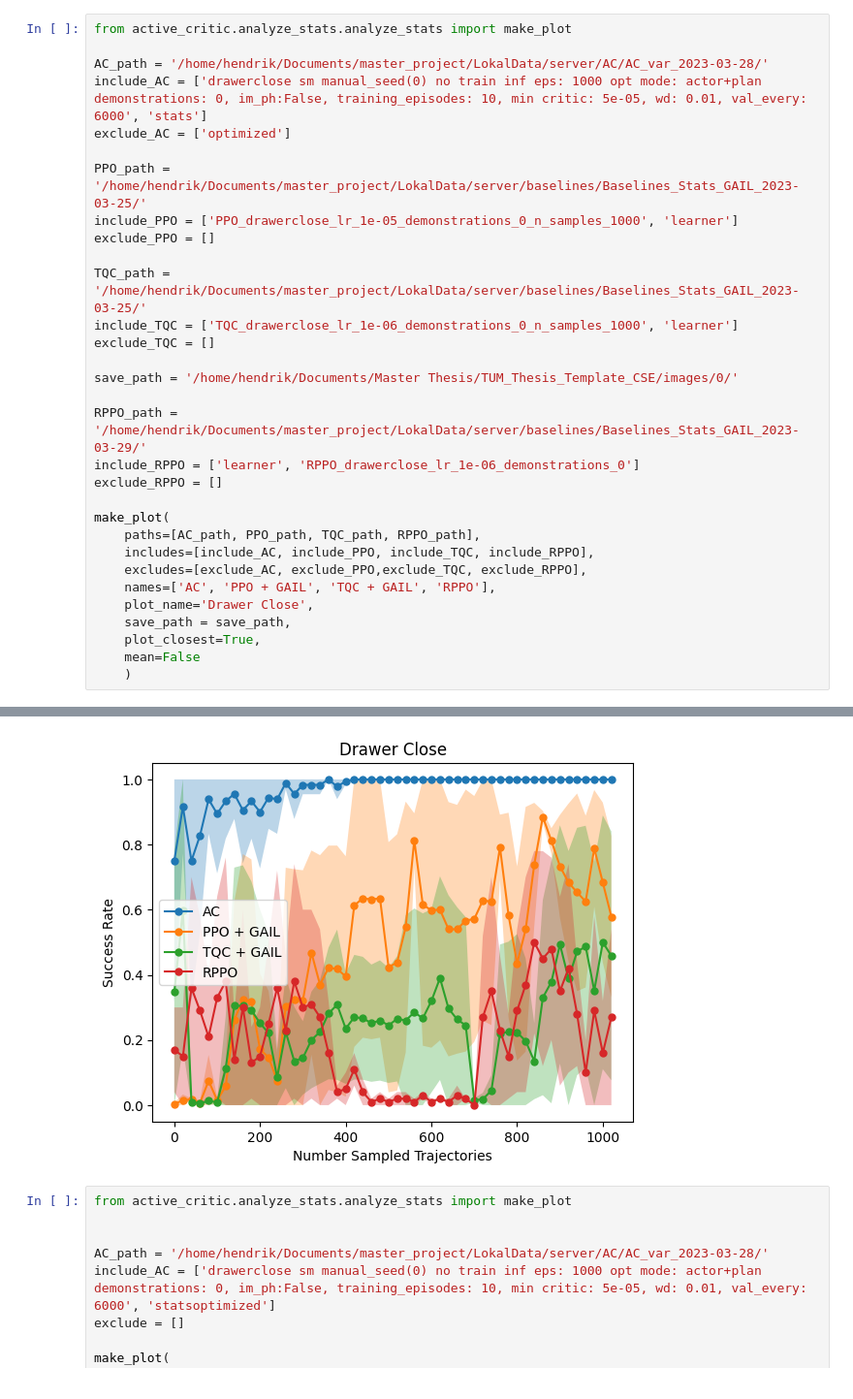
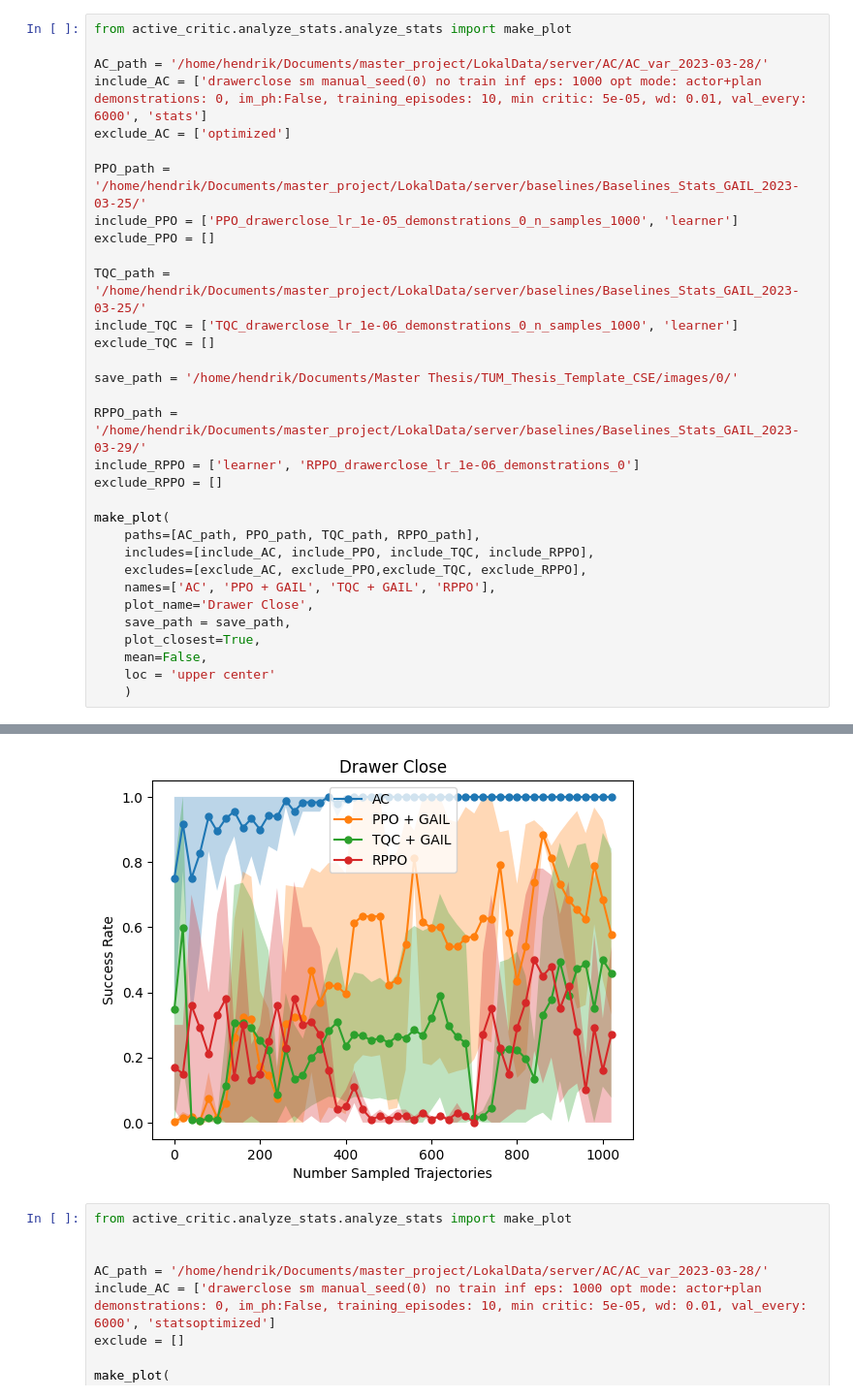
Before and after one commit to ReliableTree/ActiveCritic, a Jupyter notebook: src/active_critic/analyze_stats/0_eps/drawer_close.ipynb, the cells around one changed output, grey strips where cells are left out. Shown at 97% size. Cells and saved outputs as stored; diff of their text form.

```diff
--- a/src/active_critic/analyze_stats/0_eps/drawer_close.ipynb
+++ b/src/active_critic/analyze_stats/0_eps/drawer_close.ipynb
@@ -6,35 +6,36 @@ include_AC = ['drawerclose sm manual_seed(0) no train inf eps: 1000 opt mode: ac
 exclude_AC = ['optimized']
 
 PPO_path = '/home/hendrik/Documents/master_project/LokalData/server/baselines/Baselines_Stats_GAIL_2023-03-25/'
 include_PPO = ['PPO_drawerclose_lr_1e-05_demonstrations_0_n_samples_1000', 'learner']
 exclude_PPO = []
 
 TQC_path = '/home/hendrik/Documents/master_project/LokalData/server/baselines/Baselines_Stats_GAIL_2023-03-25/'
 include_TQC = ['TQC_drawerclose_lr_1e-06_demonstrations_0_n_samples_1000', 'learner']
 exclude_TQC = []
 
 save_path = '/home/hendrik/Documents/Master Thesis/TUM_Thesis_Template_CSE/images/0/'
 
 RPPO_path = '/home/hendrik/Documents/master_project/LokalData/server/baselines/Baselines_Stats_GAIL_2023-03-29/'
 include_RPPO = ['learner', 'RPPO_drawerclose_lr_1e-06_demonstrations_0']
 exclude_RPPO = []
 
 make_plot(
     paths=[AC_path, PPO_path, TQC_path, RPPO_path],
     includes=[include_AC, include_PPO, include_TQC, include_RPPO],
     excludes=[exclude_AC, exclude_PPO,exclude_TQC, exclude_RPPO],
     names=['AC', 'PPO + GAIL', 'TQC + GAIL', 'RPPO'],
     plot_name='Drawer Close',
     save_path = save_path,
     plot_closest=True,
-    mean=False
+    mean=False,
+    loc = 'upper center'
     )
 # %% [output]
 for path: /home/hendrik/Documents/master_project/LokalData/server/AC/AC_var_2023-03-28/: 4
 for path: /home/hendrik/Documents/master_project/LokalData/server/baselines/Baselines_Stats_GAIL_2023-03-25/: 3
 for path: /home/hendrik/Documents/master_project/LokalData/server/baselines/Baselines_Stats_GAIL_2023-03-25/: 3
 for path: /home/hendrik/Documents/master_project/LokalData/server/baselines/Baselines_Stats_GAIL_2023-03-29/: 2
-[figure, old version]
+[figure, new version]
 # %%
 from active_critic.analyze_stats.analyze_stats import make_plot
 
```
Also changed, not shown: 1 other file.
